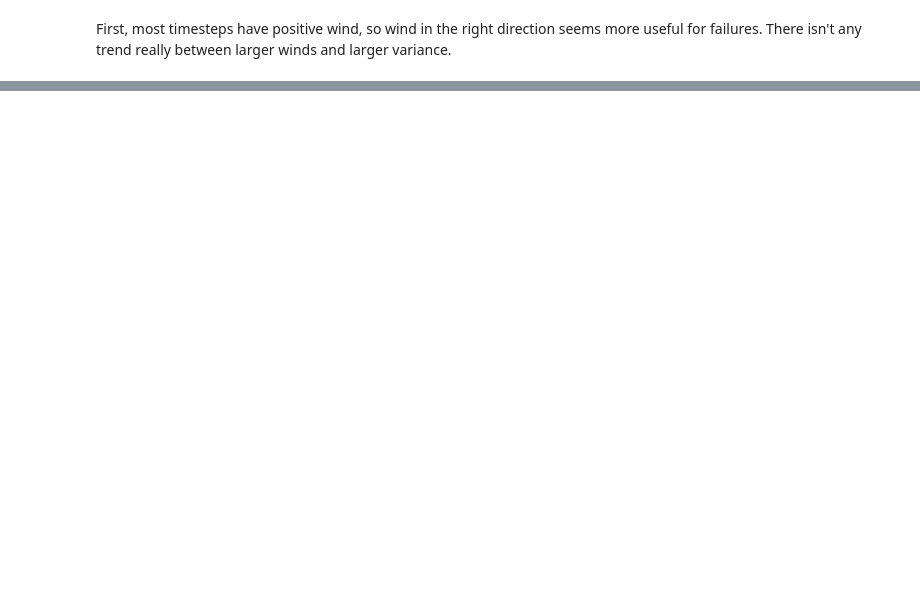
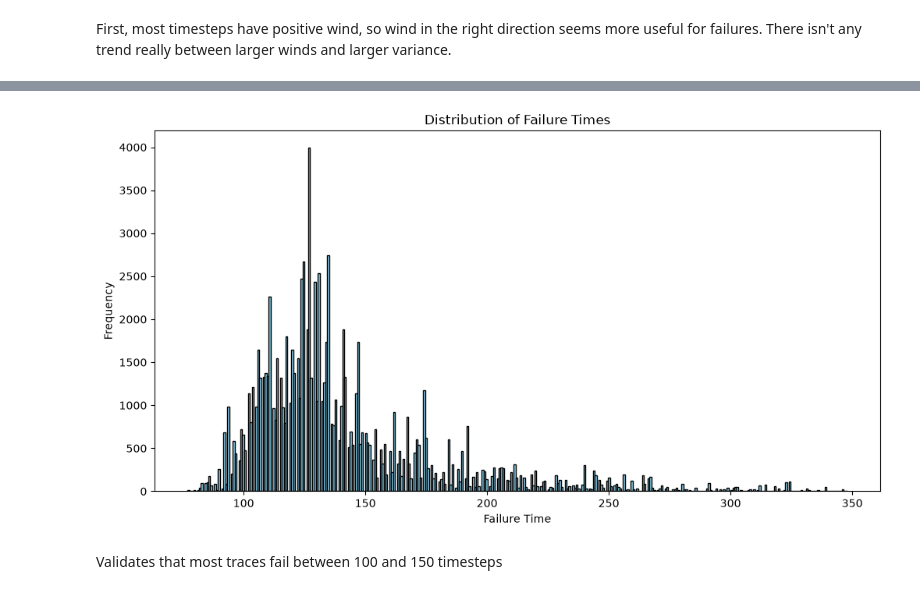
Before and after one commit to soreng25/Adversarial-Transformer-PPO-agent-in-Cartpole, a Jupyter notebook: analysis.ipynb, the cells around one changed output, grey strips where cells are left out. Drawn from its saved outputs; the diff is of its cells as text; code cells hidden in the pictures; blank space fills up the shorter version.

```diff
--- a/analysis.ipynb
+++ b/analysis.ipynb
@@ -85,0 +193,13 @@ There isn't any trend really between larger winds and larger variance.
+# %%
+# Histogram of failure times
+
+plt.figure(figsize=(12, 6))
+plt.hist(failure_steps, bins=350, color='skyblue', edgecolor='black')
+plt.xlabel("Failure Time")
+plt.ylabel("Frequency")
+plt.title("Distribution of Failure Times")
+plt.show()
+# %% [output]
+[figure, added]
+# %% [markdown]
+Validates that most traces fail between 100 and 150 timesteps
```
Also changed, not shown: parts of 9 cells of this notebook.
